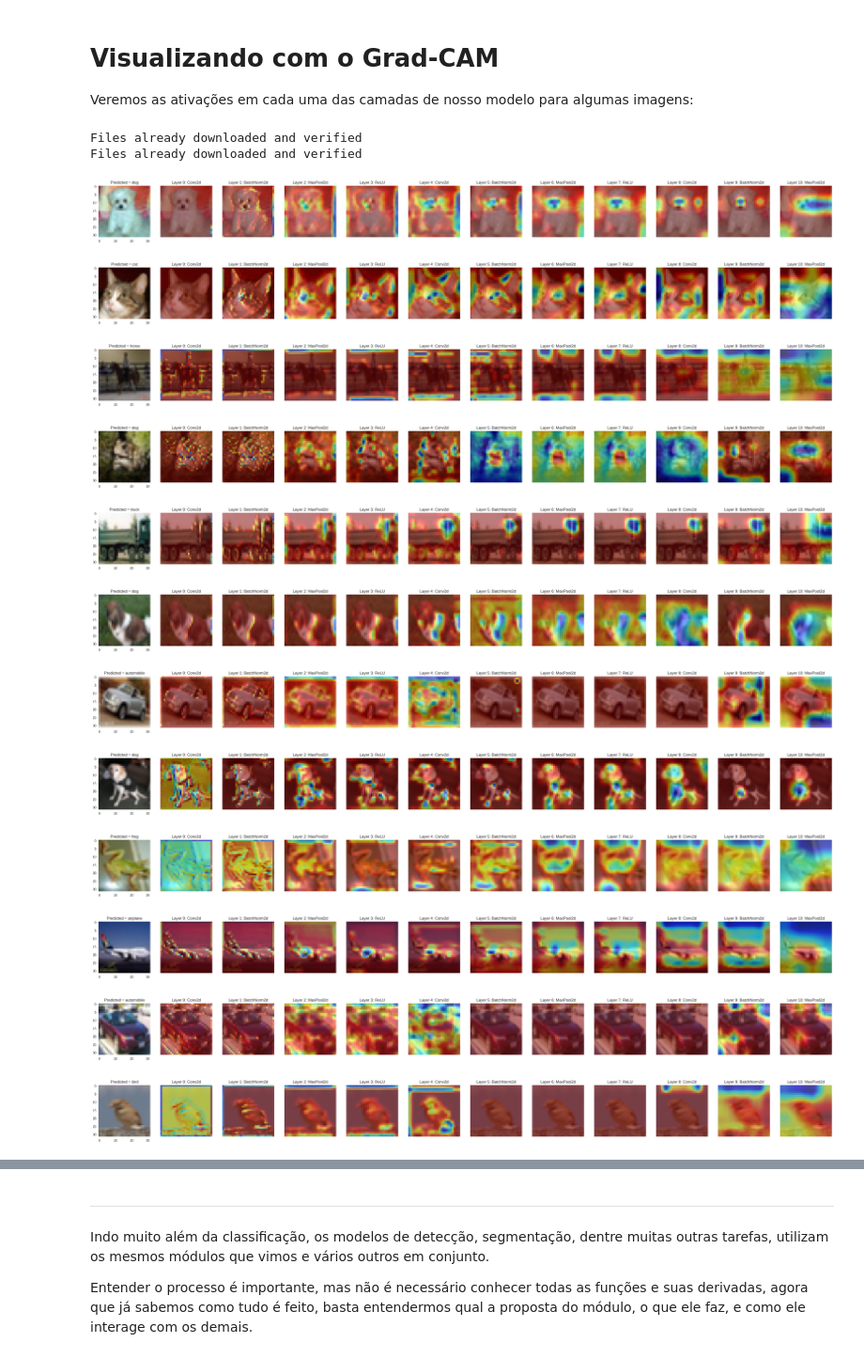
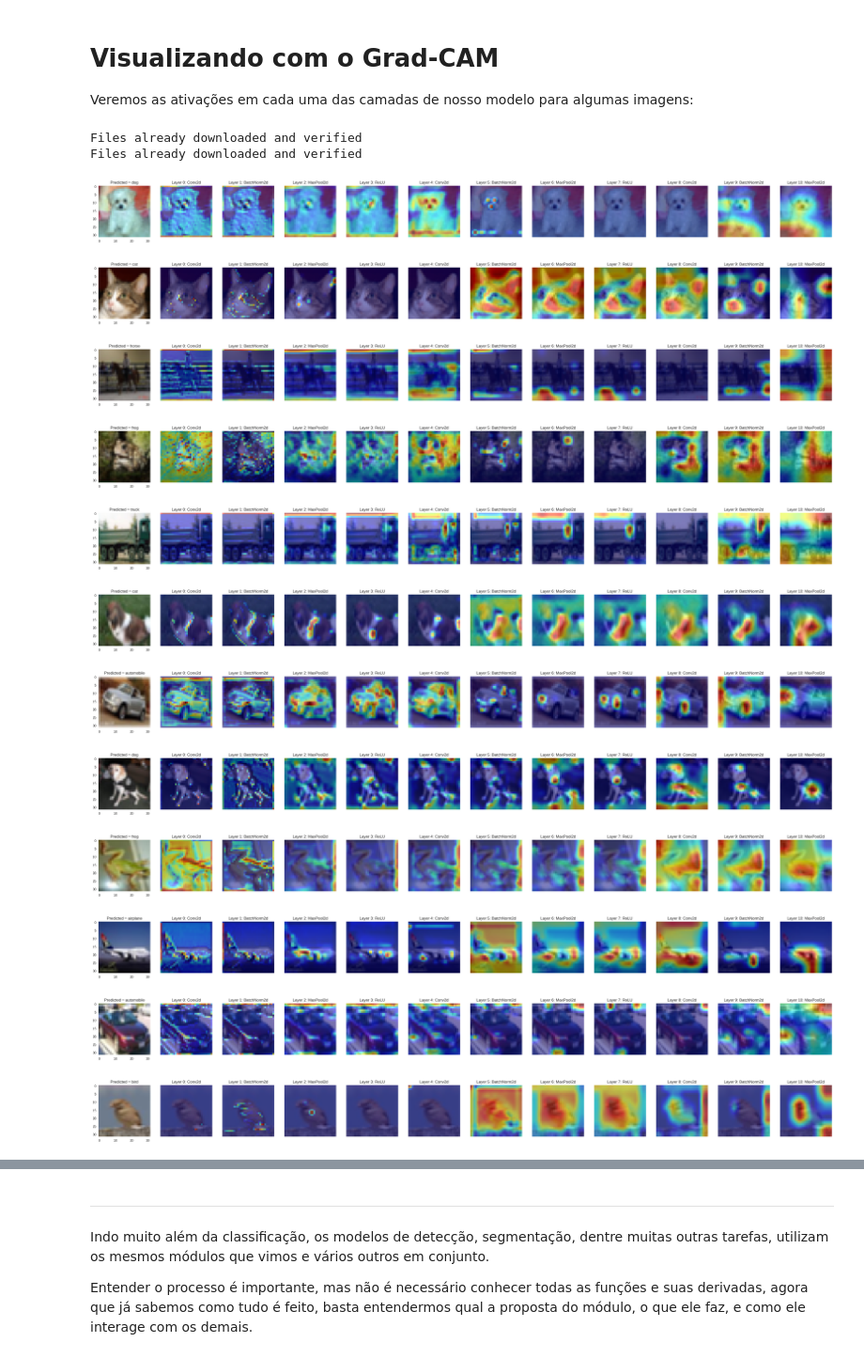
Before and after one commit to GabrielDornelles/modern-computer-vision, a Jupyter notebook: 6-torch_convnet.ipynb, the cells around one changed output, grey strips where cells are left out. Shown at 94% size. Saved outputs shown, nothing was run; the diff lists cells and outputs as text; code cells hidden in the pictures.

Commit message:
update readme and grad-cam visualizations

```diff
--- a/6-torch_convnet.ipynb
+++ b/6-torch_convnet.ipynb
@@ -425,43 +427,43 @@ for idx in indexes:
 
     gcam = GradCAM(model=model)
     _ = gcam.forward(images)
 
     plot_image = plot_image.detach().cpu().numpy().transpose(1,2,0)
 
 
     gcam.backward(ids=ids[:, [0]])
     plt.figure(figsize=(40, 10), dpi=100, facecolor="white")
     cnt=1
     plt.subplot(1,12, cnt)
     plt.grid(False)
     plt.imshow(plot_image)
     plt.title(f"Predicted = {predicted}")
     for layer in range(0,11):
         regions = gcam.generate(target_layer=f"backbone.{layer}") # convs are 0 4 and 8
         regions = regions.detach().cpu().numpy()[0][0]
         cnt+=1
         regions = regions * 255
-        regions = regions.astype(np.uint8)
+        regions = np.invert(regions.astype(np.uint8))
         heatmap = cv2.applyColorMap(regions, cv2.COLORMAP_JET)
         mapped = cv2.addWeighted(heatmap, 0.5, (plot_image * 255).astype(np.uint8), 0.5, 0)
         plt.subplot(1,12, cnt)
         plt.grid(False)
         plt.axis(False)
         layer_name = str(model.backbone[layer]).split("(")[0]
         plt.title(f"Layer {layer}: {layer_name}")
         plt.imshow(mapped)
 # %% [output]
 Files already downloaded and verified
 Files already downloaded and verified
-[figure, old version]
+[figure, new version]
-[figure, old version]
+[figure, new version]
-[figure, old version]
+[figure, new version]
-[figure, old version]
+[figure, new version]
-[figure, old version]
+[figure, new version]
-[figure, old version]
+[figure, new version]
-[figure, old version]
+[figure, new version]
-[figure, old version]
+[figure, new version]
-[figure, old version]
+[figure, new version]
-[figure, old version]
+[figure, new version]
-[figure, old version]
+[figure, new version]
-[figure, old version]
+[figure, new version]
```
Also changed, not shown: parts of 4 cells of this notebook, 2 other files.
